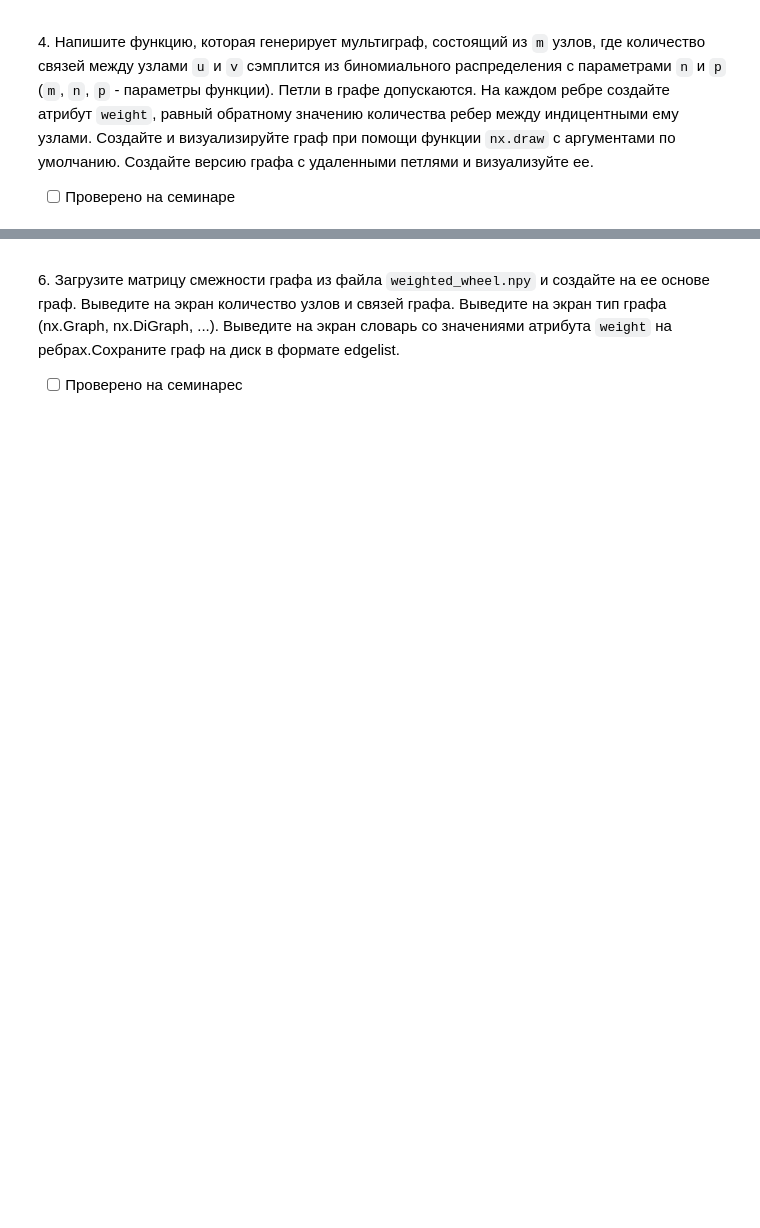
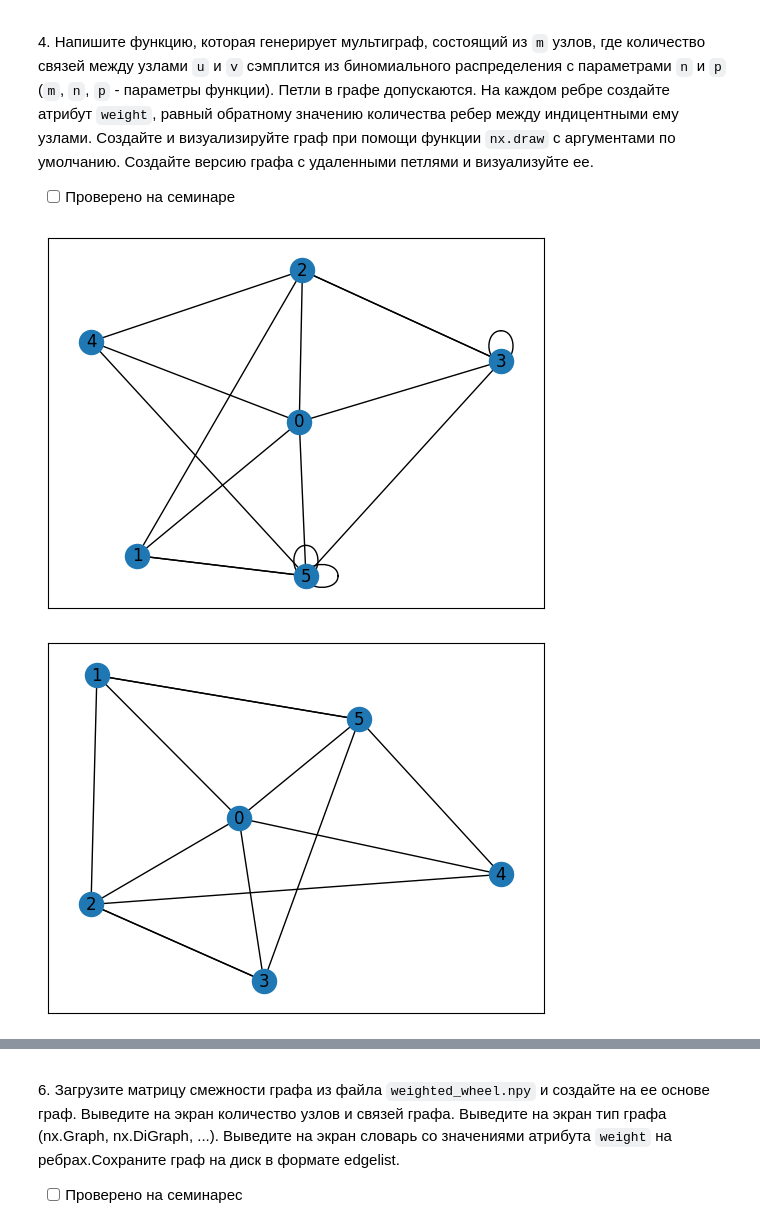
Before and after one commit to Ackrome/FU, a Jupyter notebook: Course_3/SA(C)/01_nx_graph.ipynb, the cells around one changed output, grey strips where cells are left out. Drawn from its saved outputs; the diff is of its cells as text; code cells hidden in the pictures; blank space fills up the shorter version.

```diff
--- a/Course_3/SA(C)/01_nx_graph.ipynb
+++ b/Course_3/SA(C)/01_nx_graph.ipynb
@@ -175,6 +176,30 @@ nx.draw_networkx(G)
 4\. Напишите функцию, которая генерирует мультиграф, состоящий из `m` узлов, где количество связей между узлами `u` и `v` сэмплится из биномиального распределения с параметрами `n` и `p` (`m`, `n`, `p` - параметры функции). Петли в графе допускаются. На каждом ребре создайте атрибут `weight`, равный обратному значению количества ребер между индицентными ему узлами. Создайте и визуализируйте граф при помощи функции `nx.draw` с аргументами по умолчанию. Создайте версию графа с удаленными петлями и визуализуйте ее.
 
 - [ ] Проверено на семинаре
+# %%
+def gen_4(m, n, p):
+    G = nx.MultiGraph()
+
+    for u,v in product(range(m), range(m),):
+        inv_weight = np.random.binomial(n,p)
+        for edge in range(inv_weight):
+            G.add_edge(u,v,weight=1/inv_weight)
+
+    nx.draw_networkx(G)
+    plt.show()
+
+
+    new = G.copy()
+
+    self_loops = list(nx.selfloop_edges(new))
+    new.remove_edges_from(self_loops)
+    nx.draw_networkx(new)
+    plt.show()
+
+gen_4(6, 2,0.3)
+# %% [output]
+[figure, added]
+[figure, added]
 # %% [markdown]
 <p class="task" id="5"></p>
 
```
Also changed, not shown: parts of 9 cells of this notebook, 1 other file.
